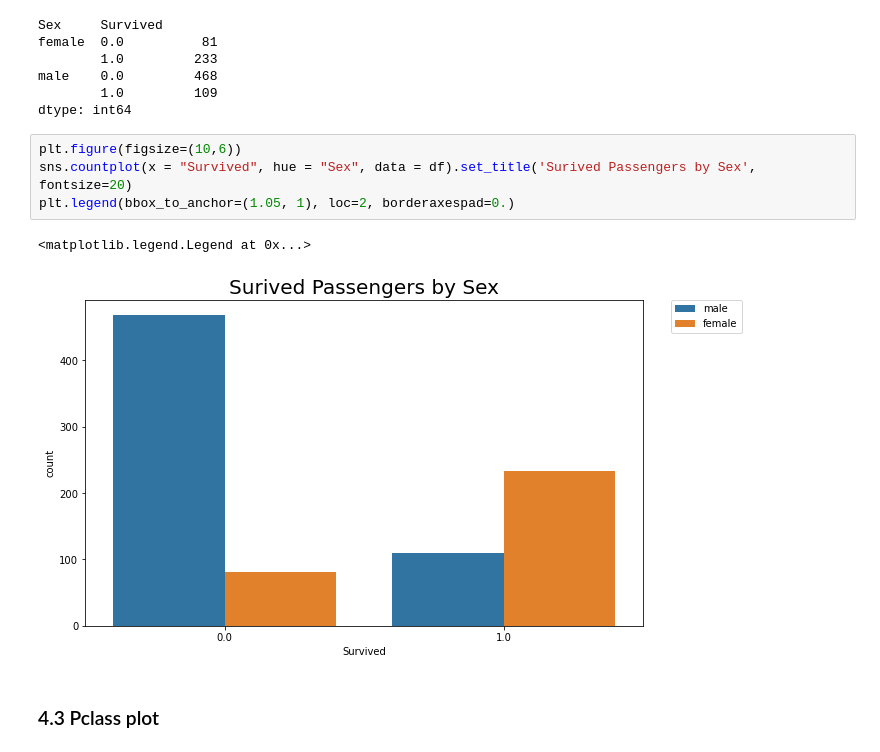
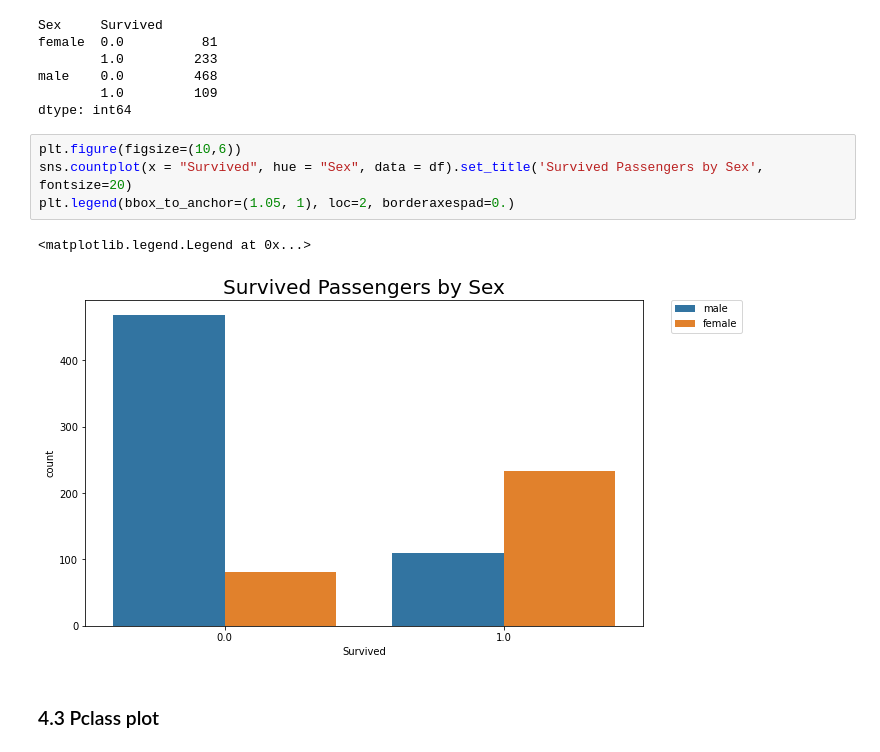
Before and after one commit to malabidi/Titanic, a Jupyter notebook: Titanic_predictions_jupyter_notebook.ipynb, the cells around one changed output. Saved outputs shown, nothing was run; the diff lists cells and outputs as text.

```diff
--- a/Titanic_predictions_jupyter_notebook.ipynb
+++ b/Titanic_predictions_jupyter_notebook.ipynb
@@ -127,11 +127,11 @@ male    0.0         468
 dtype: int64
 # %%
 plt.figure(figsize=(10,6))
-sns.countplot(x = "Survived", hue = "Sex", data = df).set_title('Surived Passengers by Sex', fontsize=20)
+sns.countplot(x = "Survived", hue = "Sex", data = df).set_title('Survived Passengers by Sex', fontsize=20)
 plt.legend(bbox_to_anchor=(1.05, 1), loc=2, borderaxespad=0.)
 # %% [output]
 <matplotlib.legend.Legend at 0x...>
-[figure, old version]
+[figure, new version]
 # %% [markdown]
 ### 4.3 Pclass plot
 # %%
```
Also changed, not shown: parts of 8 cells of this notebook.
